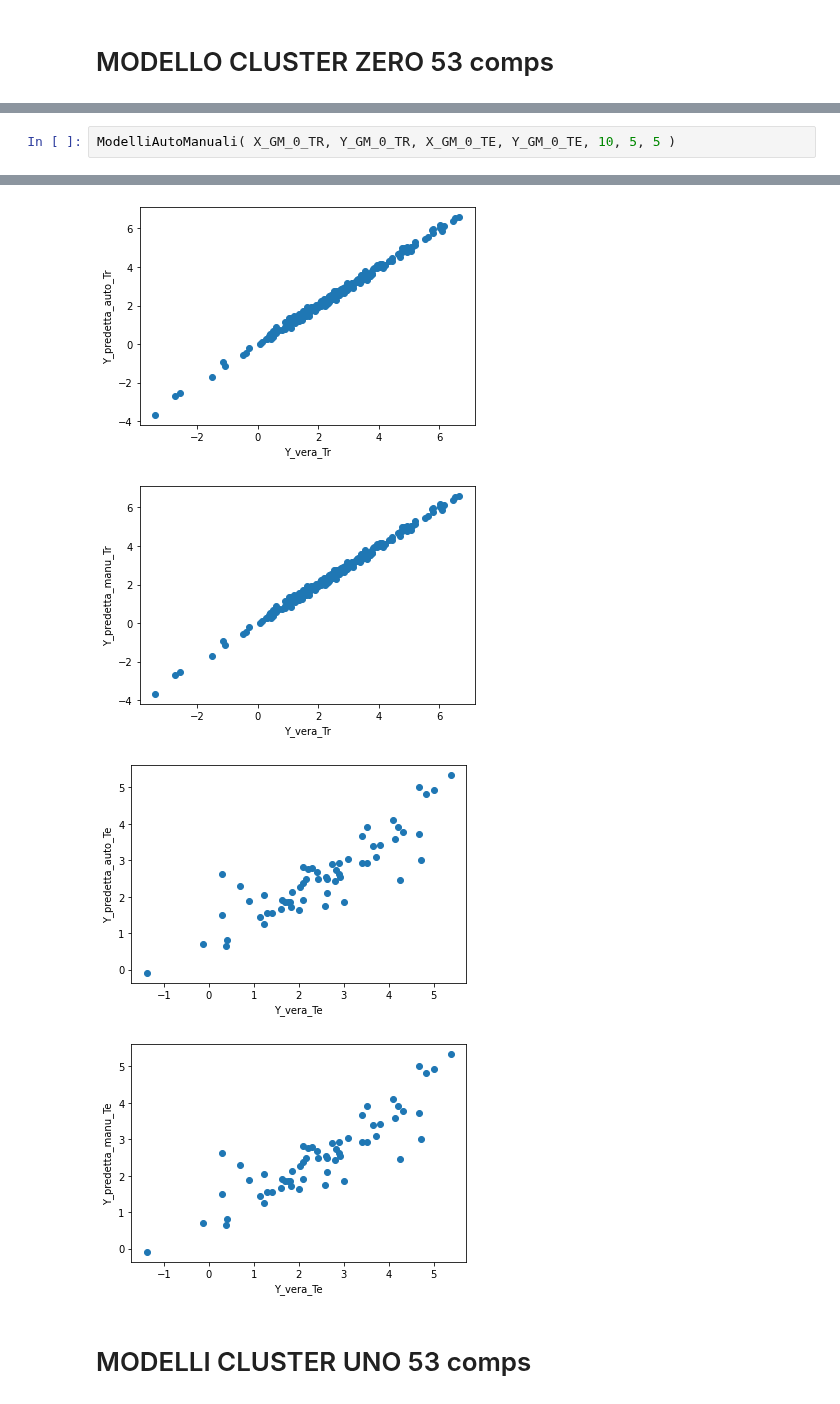
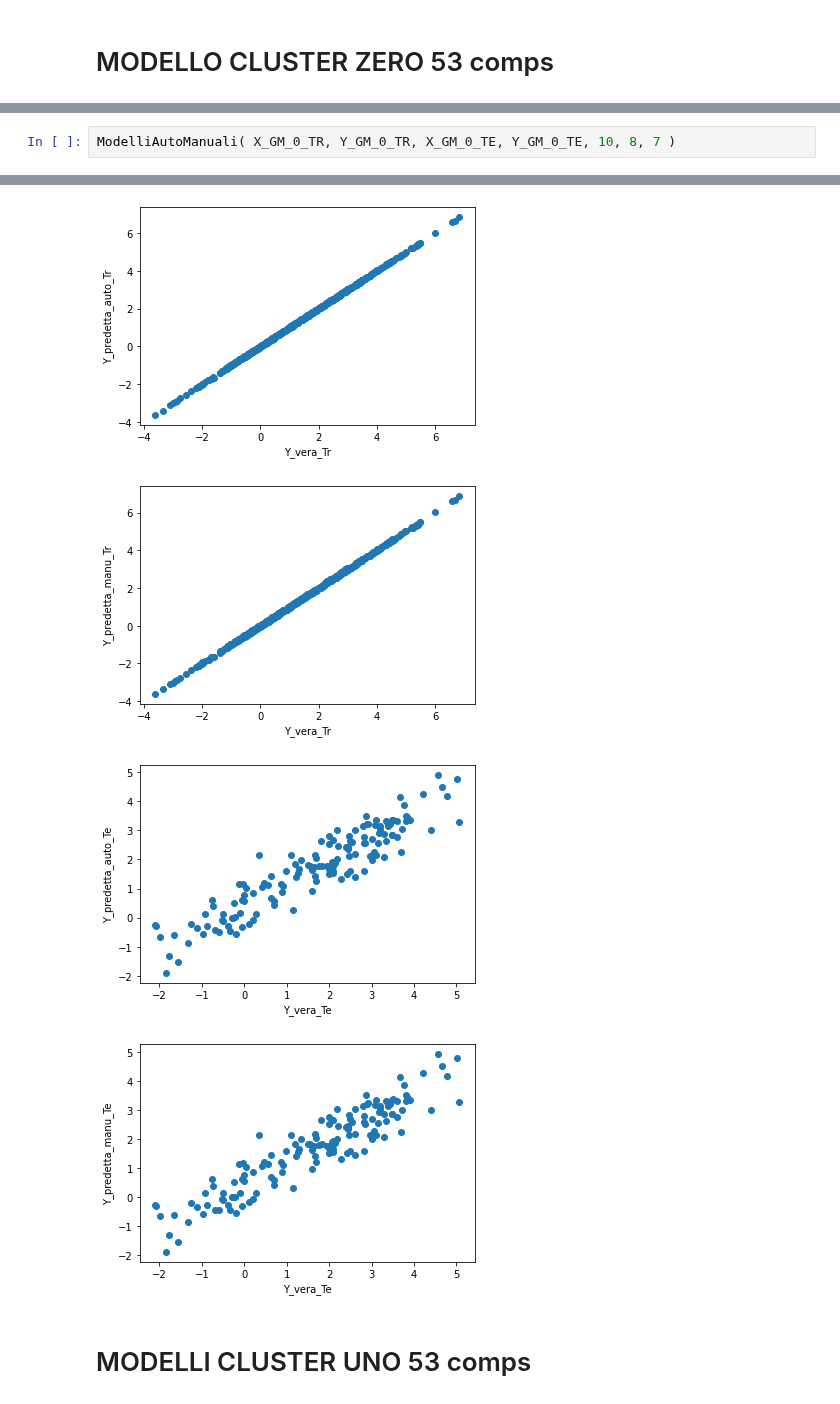
Before and after one commit to lstorchi/mllogdp, a Jupyter notebook: Modello_PLS_CLUSTERS_53_comps.ipynb, the cells around one changed output, grey strips where cells are left out. Cells and saved outputs as stored; diff of their text form.

```diff
--- a/Modello_PLS_CLUSTERS_53_comps.ipynb
+++ b/Modello_PLS_CLUSTERS_53_comps.ipynb
@@ -591,3 +591,3 @@ Number of components selected automatically:  5
 # %%
-ModelliAutoManuali( X_GM_0_TR, Y_GM_0_TR, X_GM_0_TE, Y_GM_0_TE, 10, 5, 5 )
+ModelliAutoManuali( X_GM_0_TR, Y_GM_0_TR, X_GM_0_TE, Y_GM_0_TE, 10, 8, 7 )
 # %% [output]
@@ -598,7 +598,7 @@ ModelliAutoManuali( X_GM_0_TR, Y_GM_0_TR, X_GM_0_TE, Y_GM_0_TE, 10, 5, 5 )
-[figure, old version]
+[figure, new version]
-[figure, old version]
+[figure, new version]
-[figure, old version]
+[figure, new version]
-[figure, old version]
+[figure, new version]
 # %% [markdown]
 # MODELLI CLUSTER UNO 53 comps
 # %%
```
Also changed, not shown: parts of 16 cells of this notebook.
